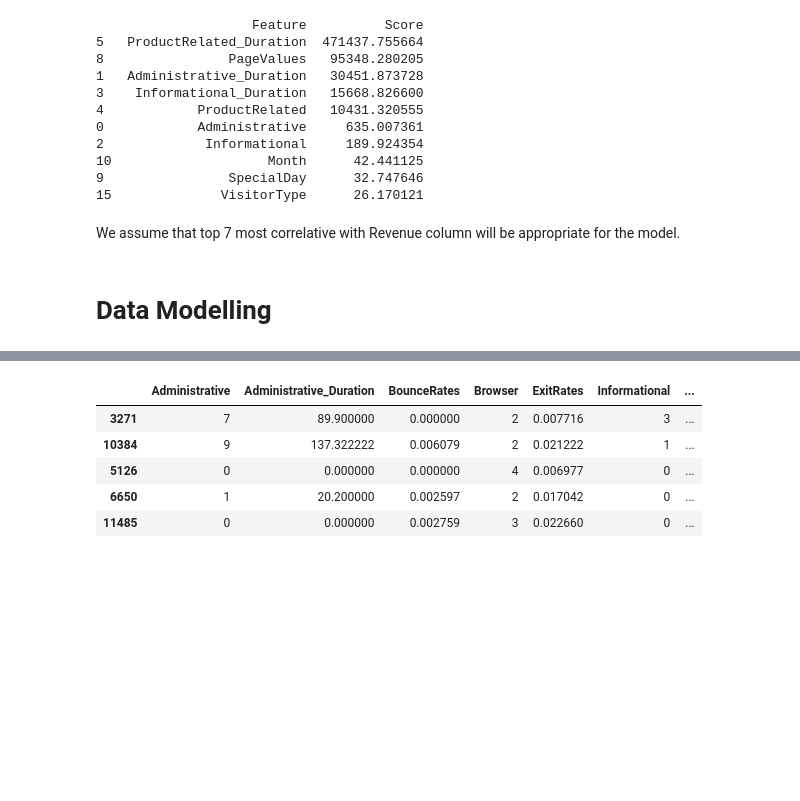
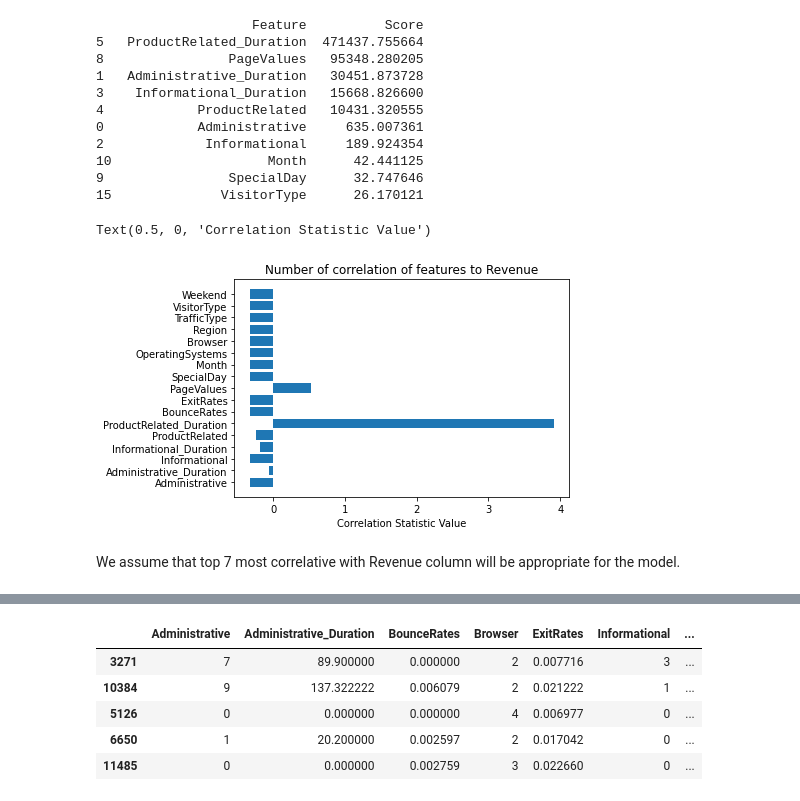
Before and after one commit to camphong24032002/Assignment3-PDS, a Jupyter notebook: Assigment3RMIT.ipynb, the cells around one changed output, grey strips where cells are left out. Drawn from its saved outputs; the diff is of its cells as text; code cells hidden in the pictures; blank space fills up the shorter version.

```diff
--- a/Assigment3RMIT.ipynb
+++ b/Assigment3RMIT.ipynb
@@ -221,7 +222,13 @@ print(featureScores.nlargest(10, 'Score'))
 10                    Month      42.441125
 9                SpecialDay      32.747646
 15              VisitorType      26.170121
+# %%
+featureScores['Score'] = StandardScaler().fit_transform(np.array(featureScores['Score']).reshape(-1, 1))
+plt.barh(featureScores['Feature'], featureScores['Score'])
+plt.title('Number of correlation of features to Revenue')
+plt.xlabel('Correlation Statistic Value')
+# %% [output]
+Text(0.5, 0, 'Correlation Statistic Value')
+[figure, added]
 # %% [markdown]
 <p>We assume that top 7 most correlative with Revenue column will be appropriate for the model.</p>
-# %% [markdown]
-# Data Modelling
```
Also changed, not shown: parts of 37 cells of this notebook.
